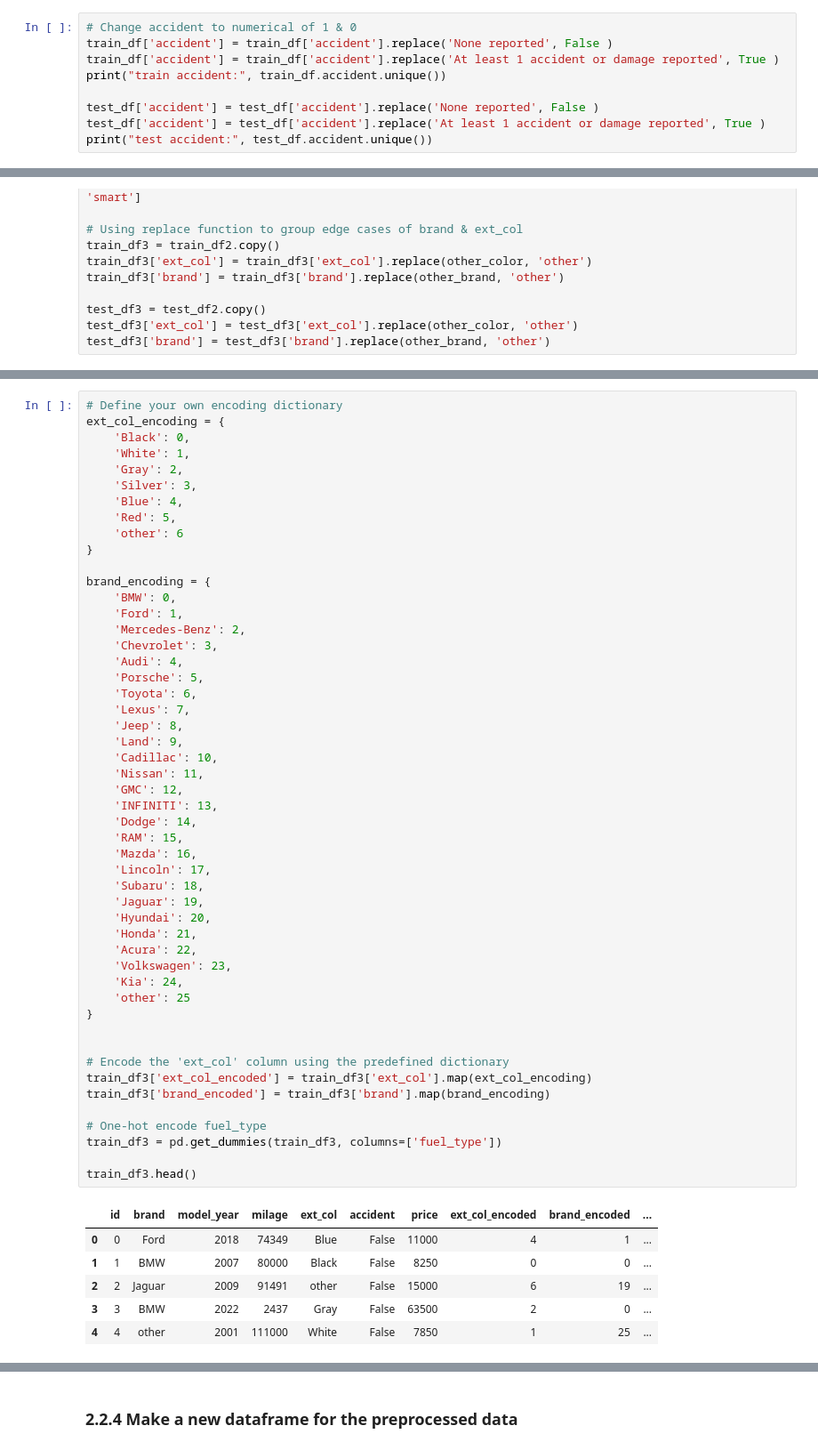
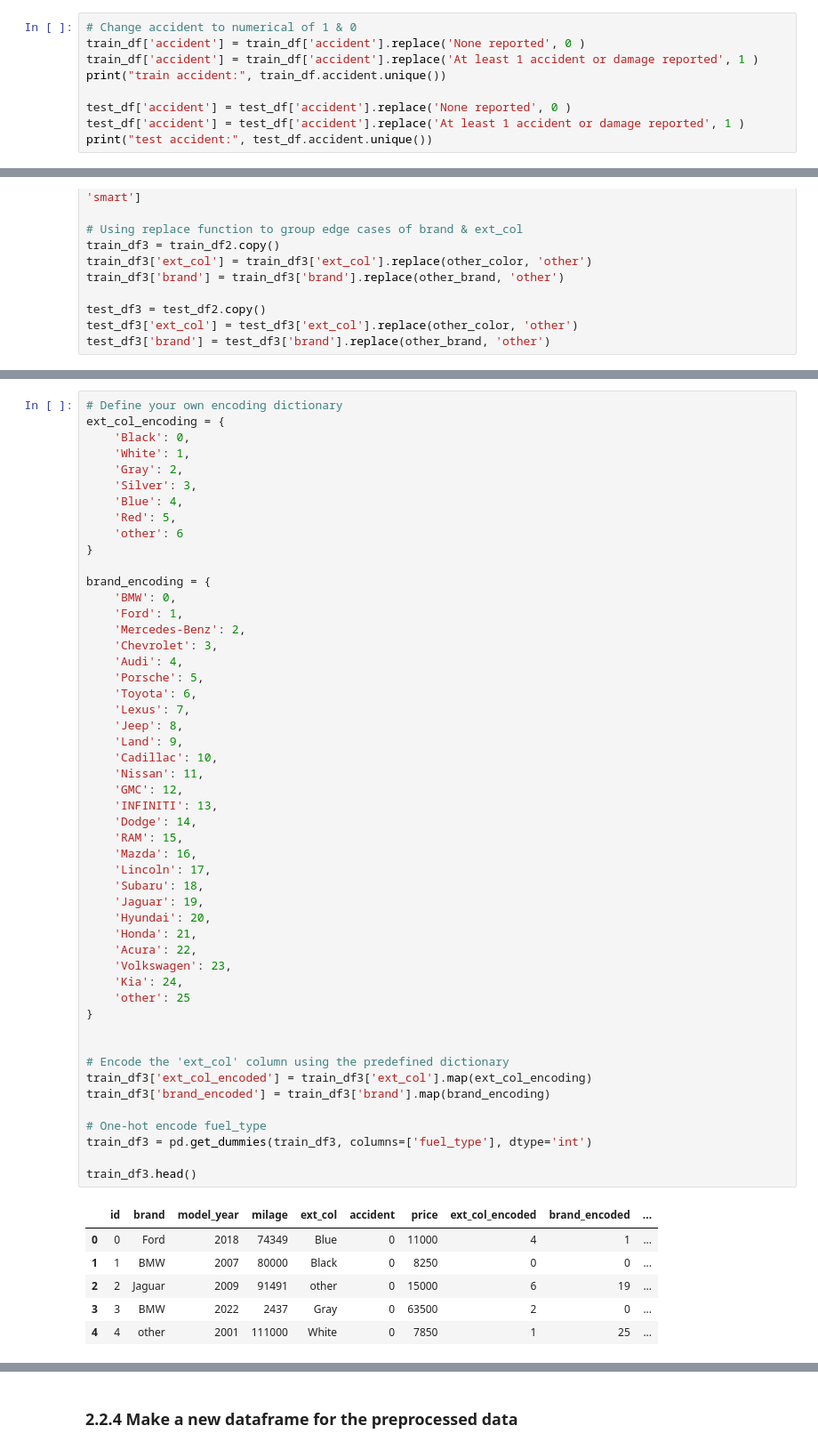
Before and after one commit to sseantheg/Car-Price-Prediction-with-XGBoost, a Jupyter notebook: Car Price Prediction with XGBoost.ipynb, the cells around one changed output, grey strips where cells are left out. Shown at 89% size. Cells and saved outputs as stored; diff of their text form.

```diff
--- a/Car Price Prediction with XGBoost.ipynb
+++ b/Car Price Prediction with XGBoost.ipynb
@@ -265,11 +265,11 @@ test_df.shape
 pd.set_option('future.no_silent_downcasting', True)
 # %%
 # Change accident to numerical of 1 & 0
-train_df['accident'] = train_df['accident'].replace('None reported', False )
-train_df['accident'] = train_df['accident'].replace('At least 1 accident or damage reported', True )
+train_df['accident'] = train_df['accident'].replace('None reported', 0 )
+train_df['accident'] = train_df['accident'].replace('At least 1 accident or damage reported', 1 )
 print("train accident:", train_df.accident.unique())
 
-test_df['accident'] = test_df['accident'].replace('None reported', False )
-test_df['accident'] = test_df['accident'].replace('At least 1 accident or damage reported', True )
+test_df['accident'] = test_df['accident'].replace('None reported', 0 )
+test_df['accident'] = test_df['accident'].replace('At least 1 accident or damage reported', 1 )
 print("test accident:", test_df.accident.unique())
 # %% [output]
@@ -513,39 +513,39 @@ brand_encoding = {
     'Jeep': 8,
     'Land': 9,
     'Cadillac': 10,
     'Nissan': 11,
     'GMC': 12,
     'INFINITI': 13,
     'Dodge': 14,
     'RAM': 15,
     'Mazda': 16,
     'Lincoln': 17,
     'Subaru': 18,
     'Jaguar': 19,
     'Hyundai': 20,
     'Honda': 21,
     'Acura': 22,
     'Volkswagen': 23,
     'Kia': 24,
     'other': 25
 }
 
 
 # Encode the 'ext_col' column using the predefined dictionary
 train_df3['ext_col_encoded'] = train_df3['ext_col'].map(ext_col_encoding)
 train_df3['brand_encoded'] = train_df3['brand'].map(brand_encoding)
 
 # One-hot encode fuel_type
-train_df3 = pd.get_dummies(train_df3, columns=['fuel_type'])
+train_df3 = pd.get_dummies(train_df3, columns=['fuel_type'], dtype='int')
 
 train_df3.head()
 # %% [output]
 |  | id | brand | model_year | milage | ext_col | accident | price | ext_col_encoded | brand_encoded | ... |
-| 0 | 0 | Ford | 2018 | 74349 | Blue | False | 11000 | 4 | 1 | ... |
-| 1 | 1 | BMW | 2007 | 80000 | Black | False | 8250 | 0 | 0 | ... |
-| 2 | 2 | Jaguar | 2009 | 91491 | other | False | 15000 | 6 | 19 | ... |
-| 3 | 3 | BMW | 2022 | 2437 | Gray | False | 63500 | 2 | 0 | ... |
-| 4 | 4 | other | 2001 | 111000 | White | False | 7850 | 1 | 25 | ... |
+| 0 | 0 | Ford | 2018 | 74349 | Blue | 0 | 11000 | 4 | 1 | ... |
+| 1 | 1 | BMW | 2007 | 80000 | Black | 0 | 8250 | 0 | 0 | ... |
+| 2 | 2 | Jaguar | 2009 | 91491 | other | 0 | 15000 | 6 | 19 | ... |
+| 3 | 3 | BMW | 2022 | 2437 | Gray | 0 | 63500 | 2 | 0 | ... |
+| 4 | 4 | other | 2001 | 111000 | White | 0 | 7850 | 1 | 25 | ... |
 # %%
 # Encode the 'ext_col' column using the predefined dictionary
 test_df3['ext_col_encoded'] = test_df3['ext_col'].map(ext_col_encoding)
```
Also changed, not shown: parts of 18 cells of this notebook.
